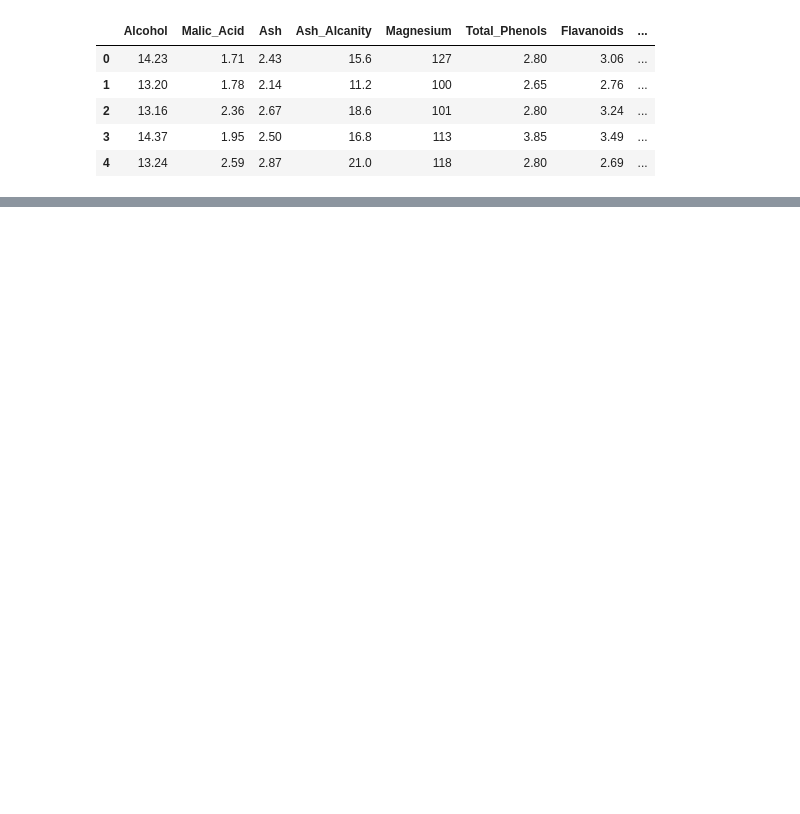
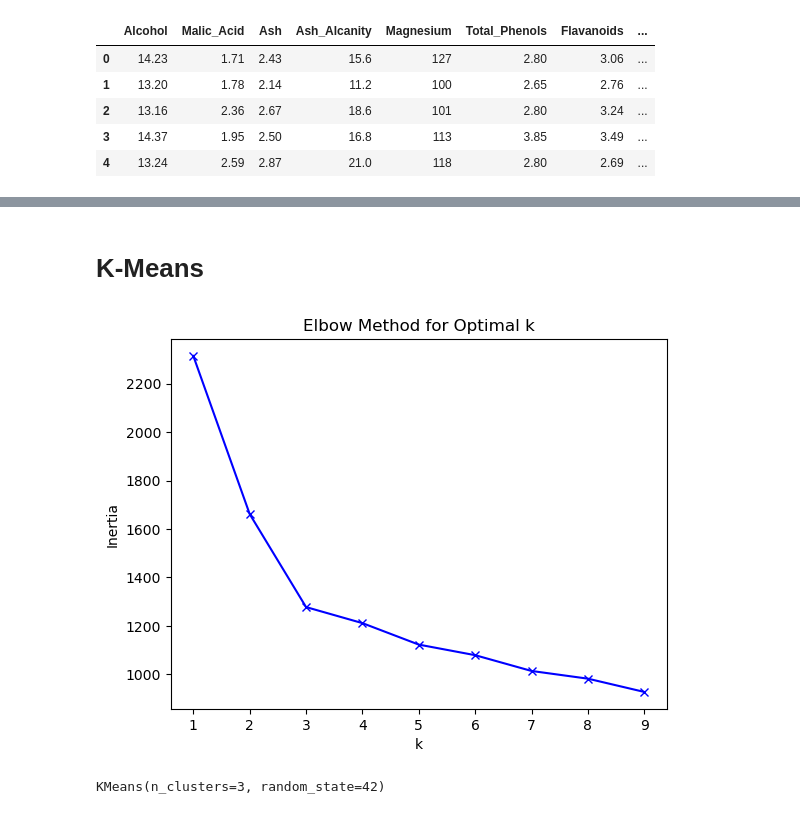
Before and after one commit to rrifqi23/wine-clustering, a Jupyter notebook: wine_clustering.ipynb, the cells around one changed output, grey strips where cells are left out. Cells and saved outputs as stored; diff of their text form; code cells hidden in the pictures; blank space fills up the shorter version.

Commit message:
Add K-means

```diff
--- a/wine_clustering.ipynb
+++ b/wine_clustering.ipynb
@@ -24,0 +64,29 @@ x = df.drop('Customer_Segment', axis=1)
+# %%
+X = df.to_numpy()
+# %%
+X = StandardScaler().fit_transform(X)
+# %% [markdown]
+# K-Means
+# %%
+inertias = []
+k_range = range(1, 10)  # Test 1 to 5 clusters
+for k in k_range:
+    kmeans = KMeans(n_clusters=k, random_state=42)
+    kmeans.fit(X)
+    inertias.append(kmeans.inertia_)
+
+# Plot elbow curve
+plt.plot(k_range, inertias, 'bx-')
+plt.xlabel('k')
+plt.ylabel('Inertia')
+plt.title('Elbow Method for Optimal k')
+plt.show()
+# %% [output]
+[figure, added]
+# %%
+# Create a KMeans instance
+kmeans = KMeans(n_clusters=3, random_state=42)
+
+kmeans.fit(X)
+# %% [output]
+KMeans(n_clusters=3, random_state=42)
```
Also changed, not shown: parts of 8 cells of this notebook.
